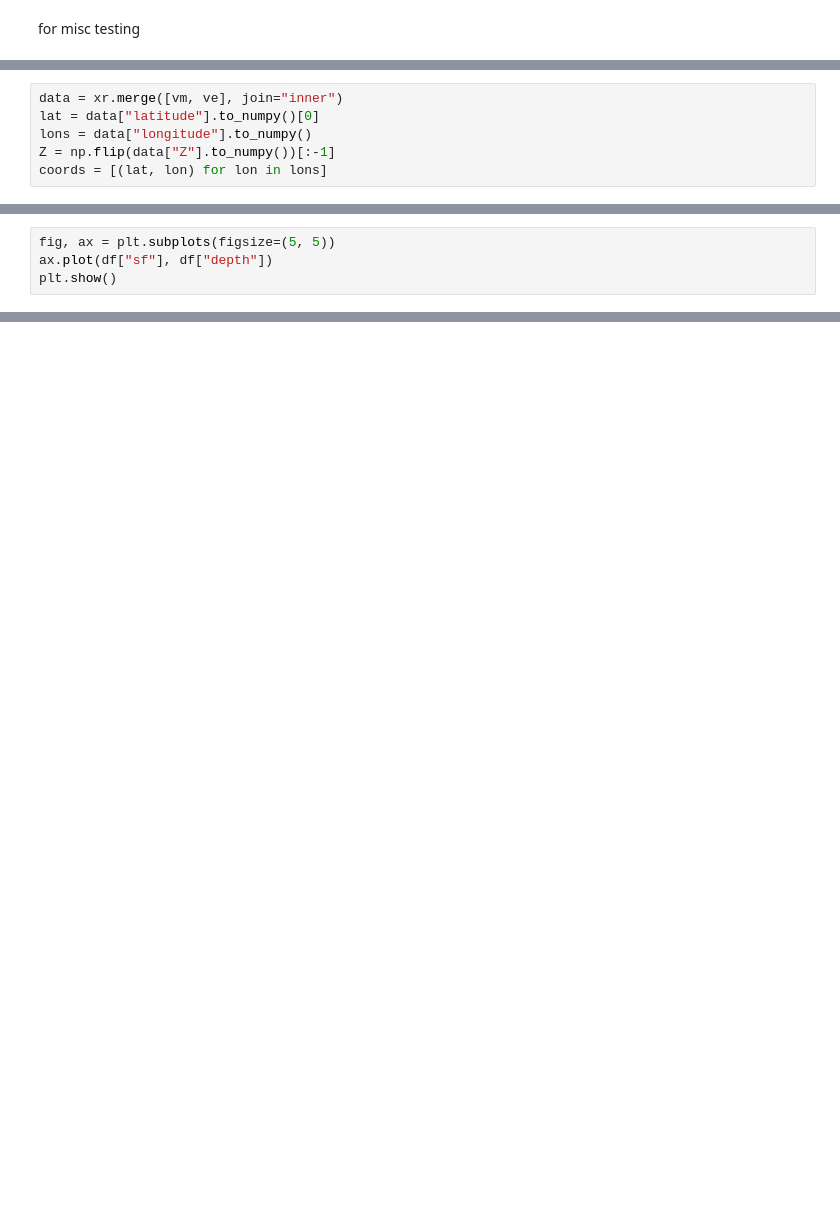
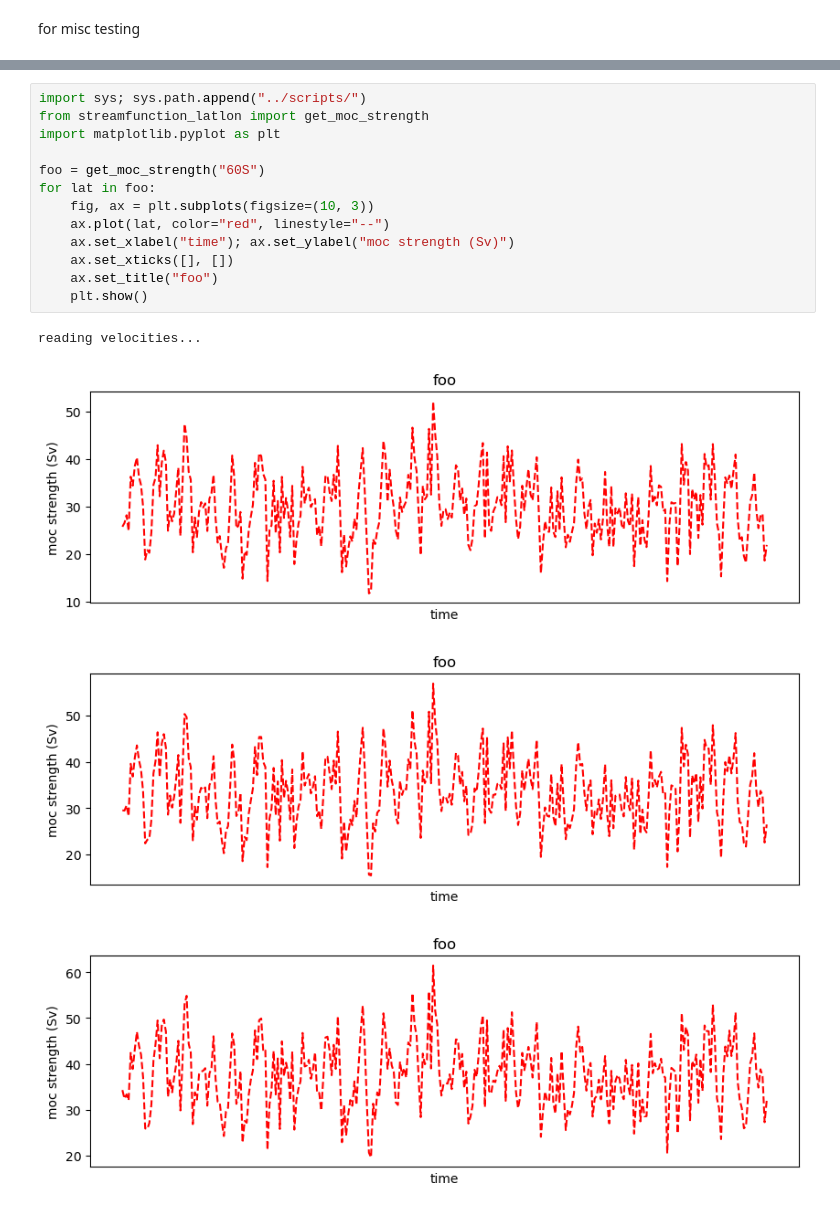
Before and after one commit to ai4er-cdt/OTP, a Jupyter notebook: notebooks/sandbox.ipynb, the cells around one changed output, grey strips where cells are left out. Saved outputs shown, nothing was run; the diff lists cells and outputs as text; blank space fills up the shorter version.

Commit message:
add script for streamfunction calculation using potential density on lat/lon grid

```diff
--- a/notebooks/sandbox.ipynb
+++ b/notebooks/sandbox.ipynb
@@ -23,6 +2,0 @@ ve = ve.rename({"NVELSTAR": "ve"})
-# %%
-data = xr.merge([vm, ve], join="inner")
-lat = data["latitude"].to_numpy()[0]
-lons = data["longitude"].to_numpy()
-Z = np.flip(data["Z"].to_numpy())[:-1]
-coords = [(lat, lon) for lon in lons]
@@ -100,4 +2,0 @@ display(df.tail(2))
-# %%
-fig, ax = plt.subplots(figsize=(5, 5))
-ax.plot(df["sf"], df["depth"])
-plt.show()
@@ -111,0 +3,18 @@ plt.show()
+# %%
+import sys; sys.path.append("../scripts/")
+from streamfunction_latlon import get_moc_strength
+import matplotlib.pyplot as plt
+
+foo = get_moc_strength("60S")
+for lat in foo:
+    fig, ax = plt.subplots(figsize=(10, 3))
+    ax.plot(lat, color="red", linestyle="--")
+    ax.set_xlabel("time"); ax.set_ylabel("moc strength (Sv)")
+    ax.set_xticks([], [])
+    ax.set_title("foo")
+    plt.show()
+# %% [output]
+reading velocities...
+[figure, added]
+[figure, added]
+[figure, added]
```
Also changed, not shown: parts of 12 cells of this notebook, 4 other files.
